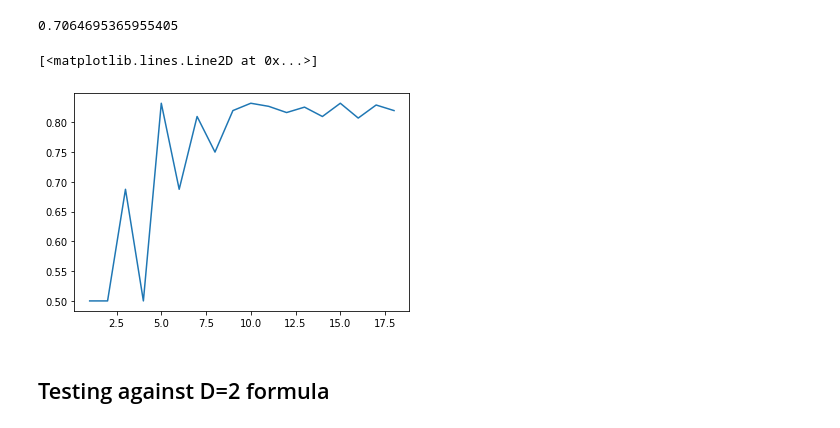
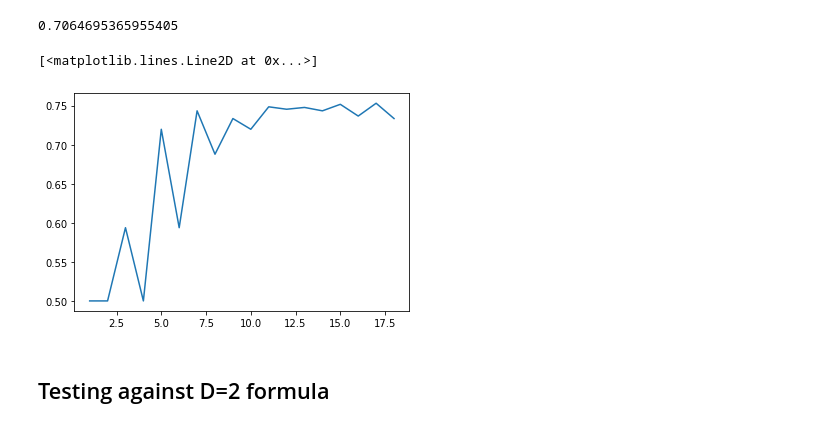
Before and after one commit to marwahaha/qaoa-local-competitors, a Jupyter notebook: QAOA.ipynb, the cells around one changed output. Drawn from its saved outputs; the diff is of its cells as text; code cells hidden in the pictures.

```diff
--- a/QAOA.ipynb
+++ b/QAOA.ipynb
@@ -691,10 +669,10 @@ find_max_qaoa2(4, 20)
 # %% [output]
 0.7064695365955405
 # %%
-plt.plot(range(1, 19), [find_max_qaoa2(2, i) for i in range(1, 19)])
+plt.plot(range(1, 19), [find_max_qaoa2(3, i) for i in range(1, 19)])
 # %% [output]
 [<matplotlib.lines.Line2D at 0x...>]
-[figure, old version]
+[figure, new version]
 # %% [markdown]
 ## Testing against D=2 formula
 # %%
```
Also changed, not shown: parts of 16 cells of this notebook, 2 other files.
